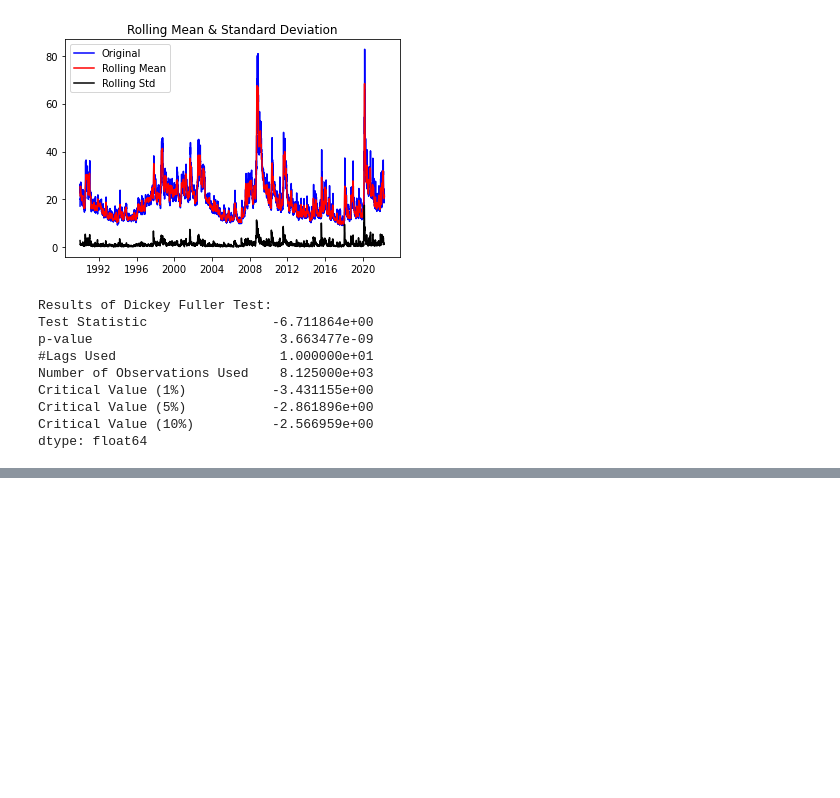
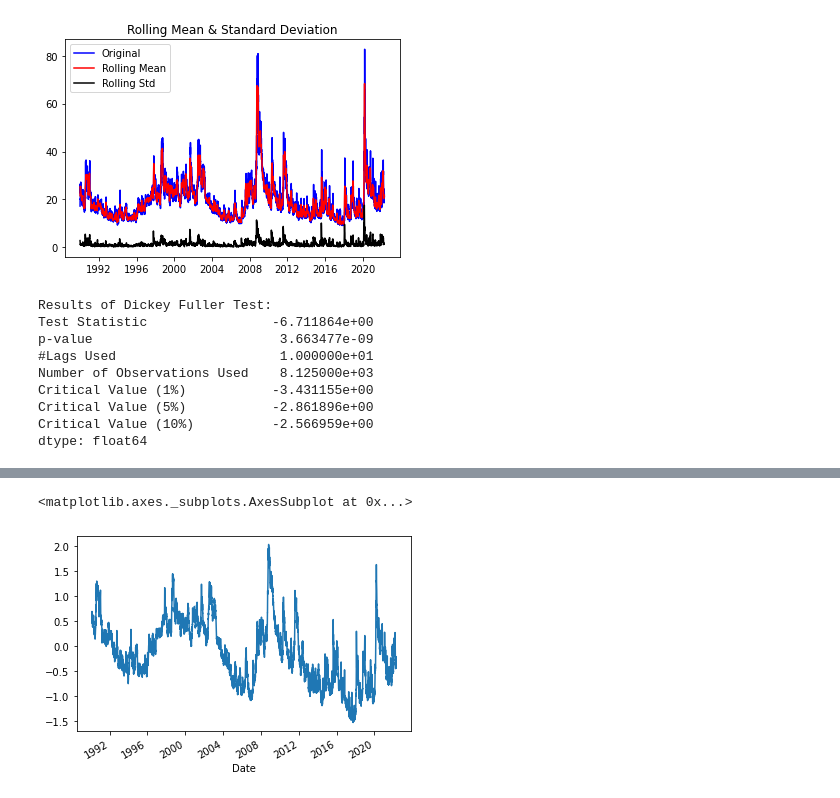
Before and after one commit to w1767/PhD, a Jupyter notebook: ARIMA_LSTM_SVM_RF_CNN_05_july.ipynb, the cells around one changed output, grey strips where cells are left out. Cells and saved outputs as stored; diff of their text form; code cells hidden in the pictures; blank space fills up the shorter version.

```diff
--- a/ARIMA_LSTM_SVM_RF_CNN_05_july.ipynb
+++ b/ARIMA_LSTM_SVM_RF_CNN_05_july.ipynb
@@ -273,0 +513,4 @@ dtype: float64
+# %%
+#calculating the difference
+predictions_ARIMA_diff = pd.Series(model.fittedvalues - df_min_max_scaled)
+print(predictions_ARIMA_diff)
@@ -273,0 +531,5 @@ dtype: float64
+# %%
+#convert to cumulative sum
+
+predictions_ARIMA_diff_cumsum = predictions_ARIMA_diff.cumsum()
+print(predictions_ARIMA_diff_cumsum)
@@ -273,0 +550,9 @@ dtype: float64
+# %%
+#plotting the predictive plot to check the over future trend
+
+predictions_ARIMA_log = pd.Series(df_min_max_scaled, index=df_min_max_scaled.index)
+predictions_ARIMA_log = predictions_ARIMA_log.add(predictions_ARIMA_diff_cumsum)
+predictions_ARIMA_log.plot()
+# %% [output]
+<matplotlib.axes._subplots.AxesSubplot at 0x...>
+[figure, added]
```
Also changed, not shown: parts of 18 cells of this notebook.
